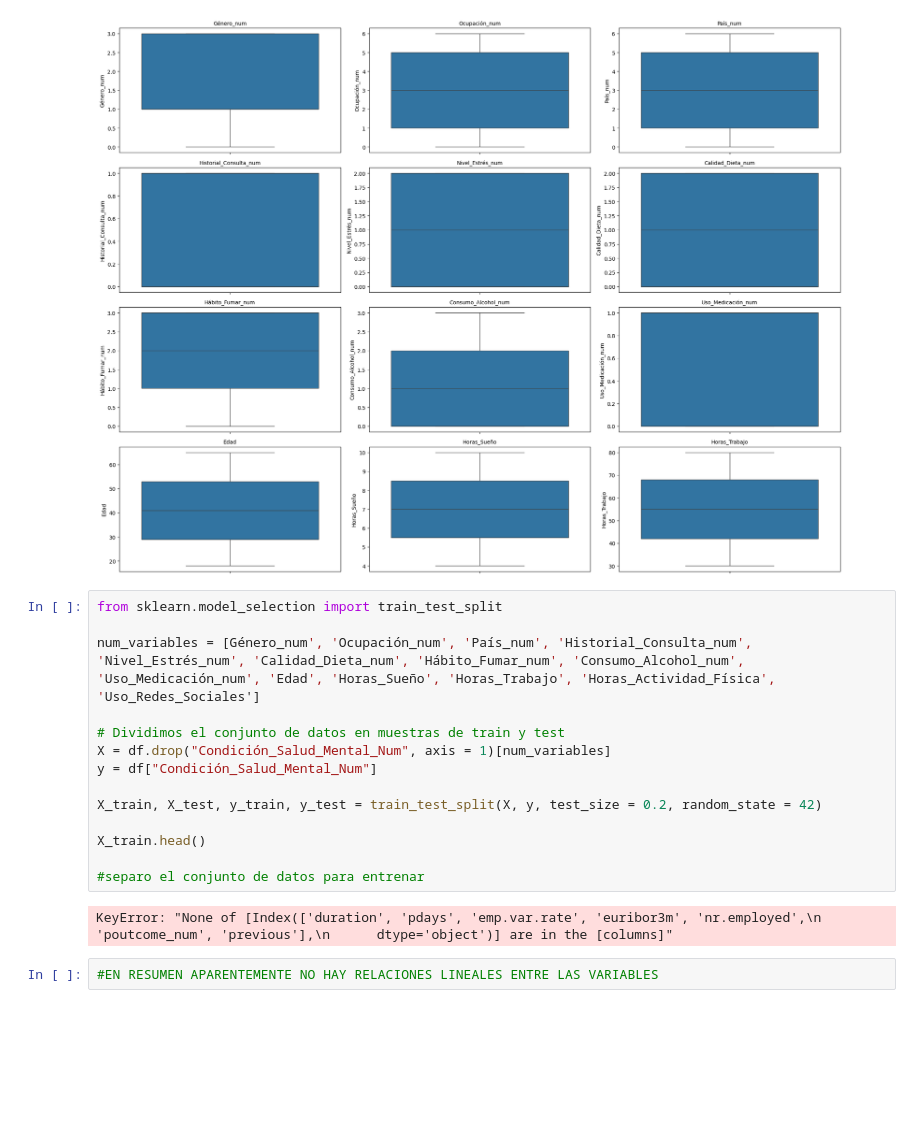
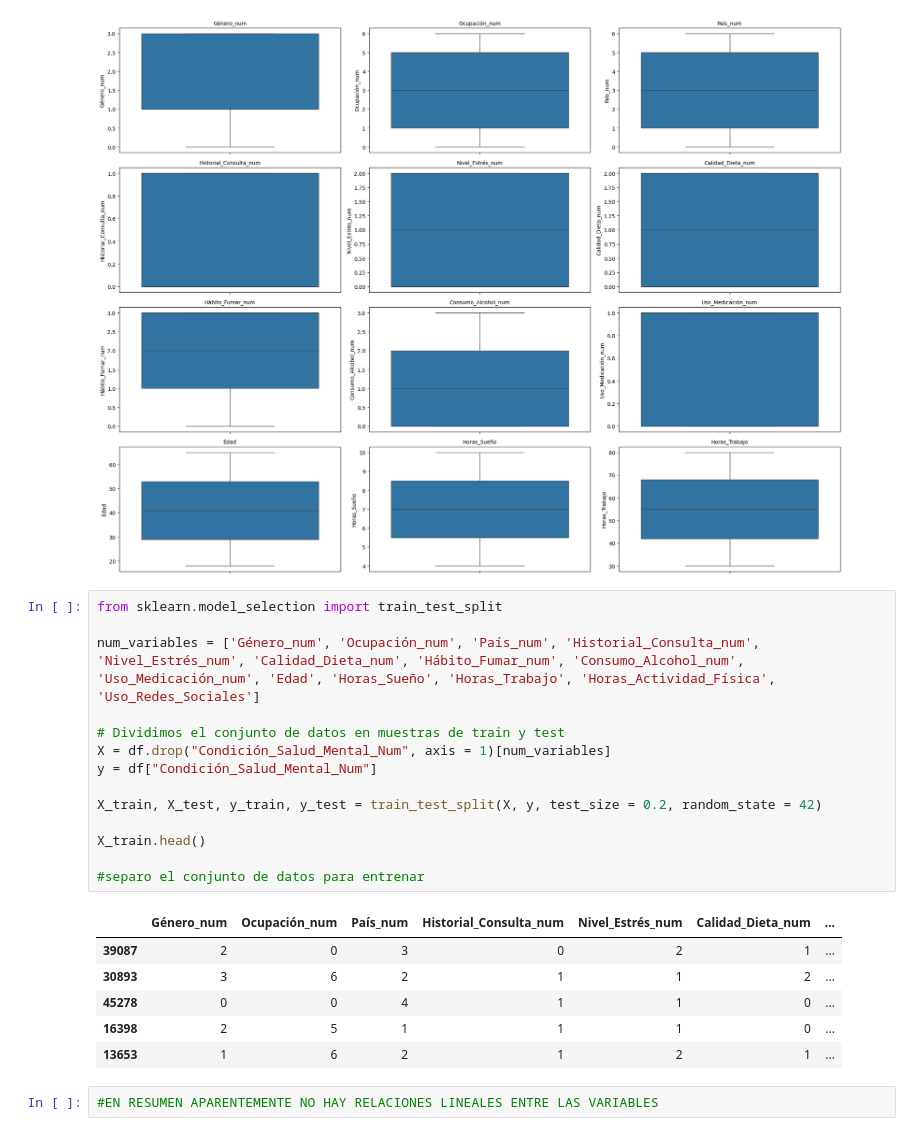
Before and after one commit to Valenfrc/Fases-del-sue-o, a Jupyter notebook: notebooks/análisis_inicial.ipynb, the cells around one changed output. Drawn from its saved outputs; the diff is of its cells as text; blank space fills up the shorter version.

```diff
--- a/notebooks/análisis_inicial.ipynb
+++ b/notebooks/análisis_inicial.ipynb
@@ -606,19 +606,24 @@ plt.show()
 # %%
 from sklearn.model_selection import train_test_split
 
-num_variables = [Género_num', 'Ocupación_num', 'País_num', 'Historial_Consulta_num', 'Nivel_Estrés_num', 'Calidad_Dieta_num', 'Hábito_Fumar_num', 'Consumo_Alcohol_num', 'Uso_Medicación_num', 'Edad', 'Horas_Sueño', 'Horas_Trabajo', 'Horas_Actividad_Física', 'Uso_Redes_Sociales']
+num_variables = ['Género_num', 'Ocupación_num', 'País_num', 'Historial_Consulta_num', 'Nivel_Estrés_num', 'Calidad_Dieta_num', 'Hábito_Fumar_num', 'Consumo_Alcohol_num', 'Uso_Medicación_num', 'Edad', 'Horas_Sueño', 'Horas_Trabajo', 'Horas_Actividad_Física', 'Uso_Redes_Sociales']
 
 # Dividimos el conjunto de datos en muestras de train y test
 X = df.drop("Condición_Salud_Mental_Num", axis = 1)[num_variables]
 y = df["Condición_Salud_Mental_Num"]
 
 X_train, X_test, y_train, y_test = train_test_split(X, y, test_size = 0.2, random_state = 42)
 
 X_train.head()
 
 #separo el conjunto de datos para entrenar
 # %% [output]
-KeyError: "None of [Index(['duration', 'pdays', 'emp.var.rate', 'euribor3m', 'nr.employed',\n       'poutcome_num', 'previous'],\n      dtype='object')] are in the [columns]"
+|  | Género_num | Ocupación_num | País_num | Historial_Consulta_num | Nivel_Estrés_num | Calidad_Dieta_num | ... |
+| 39087 | 2 | 0 | 3 | 0 | 2 | 1 | ... |
+| 30893 | 3 | 6 | 2 | 1 | 1 | 2 | ... |
+| 45278 | 0 | 0 | 4 | 1 | 1 | 0 | ... |
+| 16398 | 2 | 5 | 1 | 1 | 1 | 0 | ... |
+| 13653 | 1 | 6 | 2 | 1 | 2 | 1 | ... |
 # %%
 #EN RESUMEN APARENTEMENTE NO HAY RELACIONES LINEALES ENTRE LAS VARIABLES
 # %%
```
